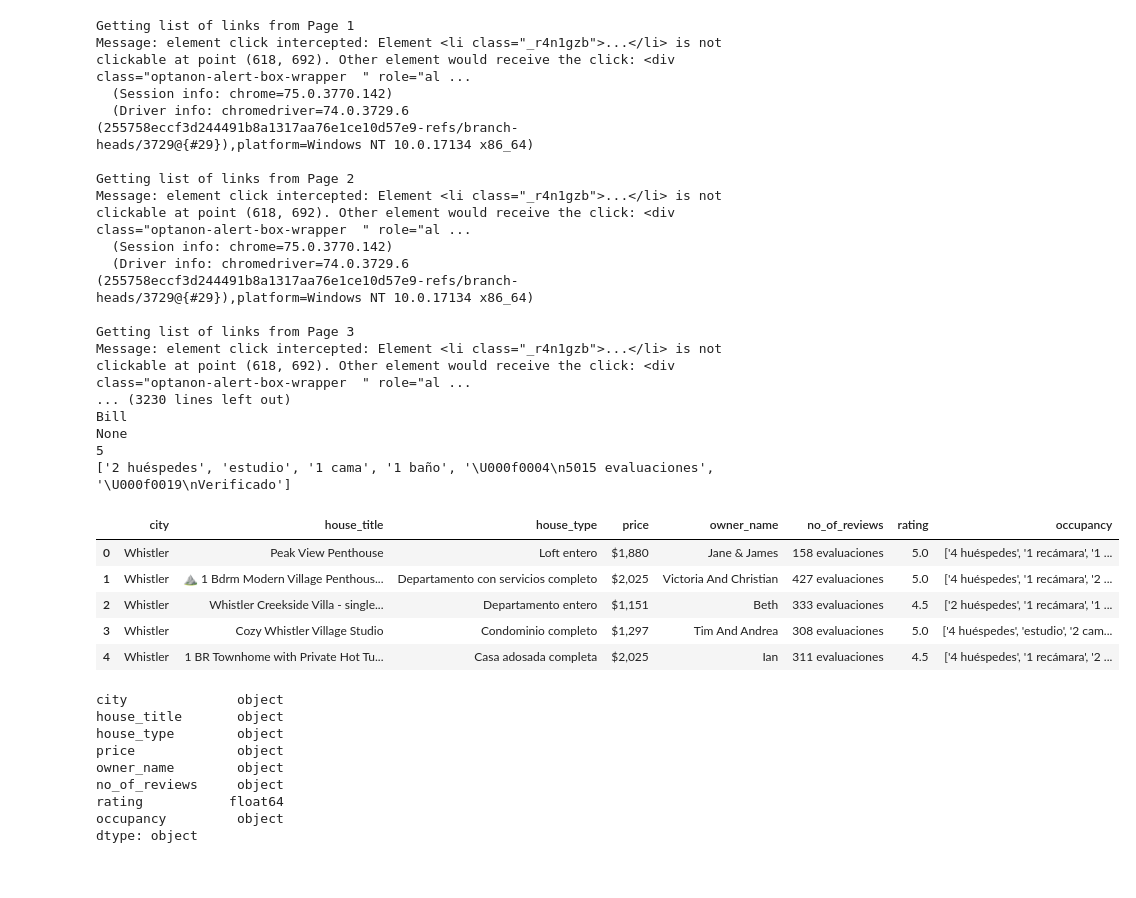
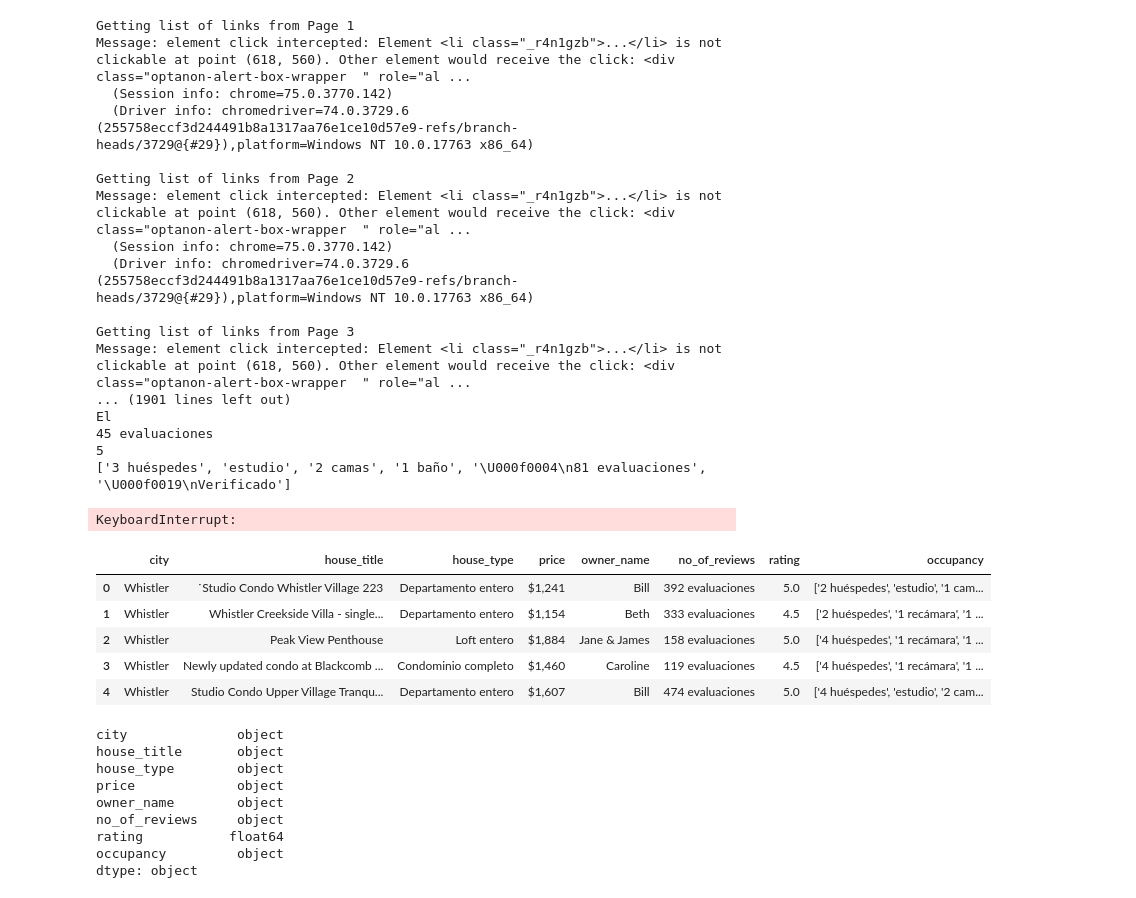
Before and after one commit to Martin2c51/Airbnb, a Jupyter notebook: airBnb Whistler.ipynb, the cells around one changed output. Drawn from its saved outputs; the diff is of its cells as text; code cells hidden in the pictures.

```diff
--- a/airBnb Whistler.ipynb
+++ b/airBnb Whistler.ipynb
@@ -15,7 +15,7 @@ import re
 import functools
 import datetime #for csv file title
 
-driver = webdriver.Chrome(r'C:\Users\hca.ITAM\Documents\chromedriver.exe')
+driver = webdriver.Chrome(r'chromedriver.exe')
 
 driver.get('https://www.airbnb.mx/s/Whistler--Columbia-Brit%C3%A1nica--Canad%C3%A1/homes?refinement_paths%5B%5D=%2Fhomes&toddlers=0&query=Whistler%2C%20Columbia%20Brit%C3%A1nica%2C%20Canad%C3%A1&place_id=ChIJh3uVA7I8h1QR9s_1dehBt0o&search_type=filter_change&adults=1&s_tag=fxn88d36')
 
@@ -50,7 +50,7 @@ while True:
         print("Getting list of links from Page " + str(index))
         index = index + 1
         #driver.maximize_window()
-        time.sleep(6) # give new page time to load
+        time.sleep(10) # give new page time to load
 
         house_list = (driver.find_elements_by_xpath('//a[@class="_1ol0z3h"]'))
 
@@ -70,7 +70,6 @@ while True:
         print(e)
         continue
 
-print(house_all_links)
 
 for url in house_all_links:
 
@@ -80,7 +79,7 @@ for url in house_all_links:
 
     print(url)
     try:
-        time.sleep(1.5)
+        time.sleep(3)
         try:
             house_title = driver.find_element_by_xpath('//h1/span[@class="_18hrqvin"]').text
         except:
@@ -93,7 +92,7 @@ for url in house_all_links:
             print("issue in house type")
             house_type = None
 
-        time.sleep(3)
+        time.sleep(5)
 
         try:
 
@@ -162,35 +161,36 @@ csv_file.close()
 driver.close()
 # %% [output]
 Getting list of links from Page 1
-Message: element click intercepted: Element <li class="_r4n1gzb">...</li> is not clickable at point (618, 692). Other element would receive the click: <div class="optanon-alert-box-wrapper  " role="al ...
+Message: element click intercepted: Element <li class="_r4n1gzb">...</li> is not clickable at point (618, 560). Other element would receive the click: <div class="optanon-alert-box-wrapper  " role="al ...
   (Session info: chrome=75.0.3770.142)
-  (Driver info: chromedriver=74.0.3729.6 (255758eccf3d244491b8a1317aa76e1ce10d57e9-refs/branch-heads/3729@{#29}),platform=Windows NT 10.0.17134 x86_64)
+  (Driver info: chromedriver=74.0.3729.6 (255758eccf3d244491b8a1317aa76e1ce10d57e9-refs/branch-heads/3729@{#29}),platform=Windows NT 10.0.17763 x86_64)
 
 Getting list of links from Page 2
-Message: element click intercepted: Element <li class="_r4n1gzb">...</li> is not clickable at point (618, 692). Other element would receive the click: <div class="optanon-alert-box-wrapper  " role="al ...
+Message: element click intercepted: Element <li class="_r4n1gzb">...</li> is not clickable at point (618, 560). Other element would receive the click: <div class="optanon-alert-box-wrapper  " role="al ...
   (Session info: chrome=75.0.3770.142)
-  (Driver info: chromedriver=74.0.3729.6 (255758eccf3d244491b8a1317aa76e1ce10d57e9-refs/branch-heads/3729@{#29}),platform=Windows NT 10.0.17134 x86_64)
+  (Driver info: chromedriver=74.0.3729.6 (255758eccf3d244491b8a1317aa76e1ce10d57e9-refs/branch-heads/3729@{#29}),platform=Windows NT 10.0.17763 x86_64)
 
 Getting list of links from Page 3
-Message: element click intercepted: Element <li class="_r4n1gzb">...</li> is not clickable at point (618, 692). Other element would receive the click: <div class="optanon-alert-box-wrapper  " role="al ...
-... (3230 lines left out)
-Bill
-None
+Message: element click intercepted: Element <li class="_r4n1gzb">...</li> is not clickable at point (618, 560). Other element would receive the click: <div class="optanon-alert-box-wrapper  " role="al ...
+... (1901 lines left out)
+El
+45 evaluaciones
 5
-['2 huéspedes', 'estudio', '1 cama', '1 baño', '\U000f0004\n5015 evaluaciones', '\U000f0019\nVerificado']
+['3 huéspedes', 'estudio', '2 camas', '1 baño', '\U000f0004\n81 evaluaciones', '\U000f0019\nVerificado']
+KeyboardInterrupt:
 # %%
 cols =["city","house_title","house_type","price","owner_name","no_of_reviews","rating","occupancy"]
 
 #read in the csv file
-airbnbdf = pd.read_csv('airBnb_Whistler2019-7-17.csv',encoding = 'utf-8', names=cols)
+airbnbdf = pd.read_csv('airBnb_Whistler2019-7-18.csv',encoding = 'utf-8', names=cols)
 airbnbdf.head(5)
 # %% [output]
 |  | city | house_title | house_type | price | owner_name | no_of_reviews | rating | occupancy |
-| 0 | Whistler | Peak View Penthouse | Loft entero | $1,880 | Jane & James | 158 evaluaciones | 5.0 | ['4 huéspedes', '1 recámara', '1 ... |
-| 1 | Whistler | ⛰️ 1 Bdrm Modern Village Penthous... | Departamento con servicios completo | $2,025 | Victoria And Christian | 427 evaluaciones | 5.0 | ['4 huéspedes', '1 recámara', '2 ... |
-| 2 | Whistler | Whistler Creekside Villa - single... | Departamento entero | $1,151 | Beth | 333 evaluaciones | 4.5 | ['2 huéspedes', '1 recámara', '1 ... |
-| 3 | Whistler | Cozy Whistler Village Studio | Condominio completo | $1,297 | Tim And Andrea | 308 evaluaciones | 5.0 | ['4 huéspedes', 'estudio', '2 cam... |
-| 4 | Whistler | 1 BR Townhome with Private Hot Tu... | Casa adosada completa | $2,025 | Ian | 311 evaluaciones | 4.5 | ['4 huéspedes', '1 recámara', '2 ... |
+| 0 | Whistler | ˙Studio Condo Whistler Village 223 | Departamento entero | $1,241 | Bill | 392 evaluaciones | 5.0 | ['2 huéspedes', 'estudio', '1 cam... |
+| 1 | Whistler | Whistler Creekside Villa - single... | Departamento entero | $1,154 | Beth | 333 evaluaciones | 4.5 | ['2 huéspedes', '1 recámara', '1 ... |
+| 2 | Whistler | Peak View Penthouse | Loft entero | $1,884 | Jane & James | 158 evaluaciones | 5.0 | ['4 huéspedes', '1 recámara', '1 ... |
+| 3 | Whistler | Newly updated condo at Blackcomb ... | Condominio completo | $1,460 | Caroline | 119 evaluaciones | 4.5 | ['4 huéspedes', '1 recámara', '1 ... |
+| 4 | Whistler | Studio Condo Upper Village Tranqu... | Departamento entero | $1,607 | Bill | 474 evaluaciones | 5.0 | ['4 huéspedes', 'estudio', '2 cam... |
 # %%
 #verify the datatypes
 airbnbdf.dtypes
```
Also changed, not shown: parts of 18 cells of this notebook, 4 other files.
